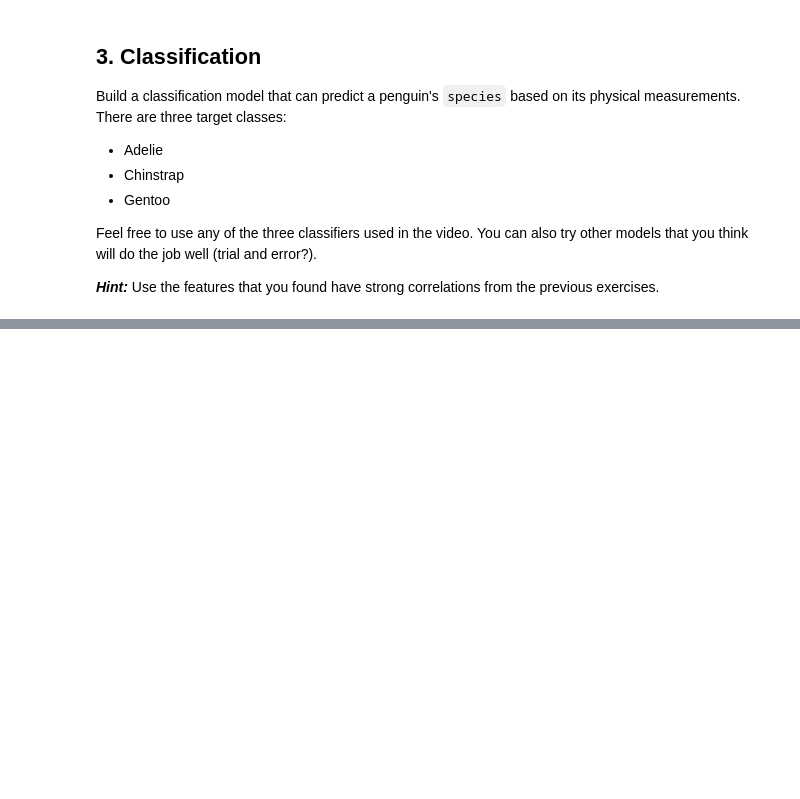
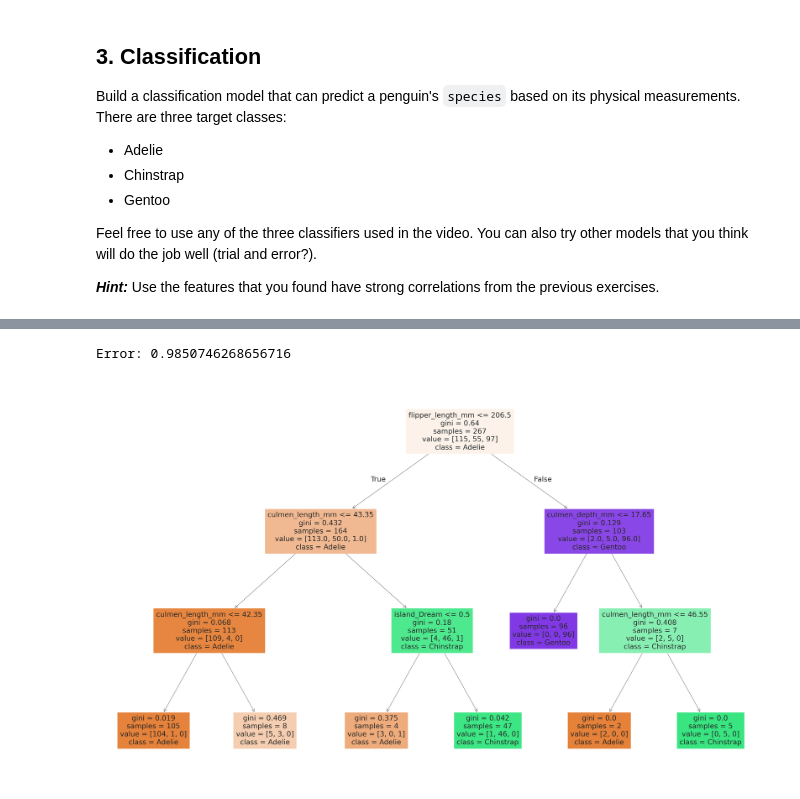
Before and after one commit to sprince0031/ICT-Python-ML, a Jupyter notebook: Week 4/Notebooks/week4_solutions.ipynb, the cells around one changed output, grey strips where cells are left out. Drawn from its saved outputs; the diff is of its cells as text; code cells hidden in the pictures; blank space fills up the shorter version.

```diff
--- a/Week 4/Notebooks/week4_solutions.ipynb
+++ b/Week 4/Notebooks/week4_solutions.ipynb
@@ -185,0 +243,14 @@ Feel free to use any of the three classifiers used in the video. You can also tr
+# %%
+tree = DecisionTreeClassifier(max_depth = 3)
+# %%
+# define features and target variable
+X = df.drop('species', axis=1)
+y = df['species']
+
+X = pd.get_dummies(X,columns = ['island', 'sex'], drop_first = True)
+# train-test split
+# %%
+X_train, X_test, y_train, y_test = train_test_split(X, y, test_size=0.2, random_state=42)
+# %%
+# Import, initialise and train a your classification model of choice
+tree.fit(X_train, y_train)
@@ -185,0 +268,16 @@ Feel free to use any of the three classifiers used in the video. You can also tr
+# %%
+# Evaluate the model and print accuracy score
+# Evaluate the model and print RMSE
+y_pred = tree.predict(X_test)
+
+print('Error:', accuracy_score(y_test, y_pred))
+# %% [output]
+Error: 0.9850746268656716
+# %%
+from sklearn.tree import plot_tree
+
+plt.figure(figsize=(50,30))
+plot_tree(tree,filled=True, feature_names = X.columns, class_names = ['Adelie', 'Chinstrap', 'Gentoo'] )
+plt.show()
+# %% [output]
+[figure, added]
```
Also changed, not shown: parts of 22 cells of this notebook, 2 other files.
